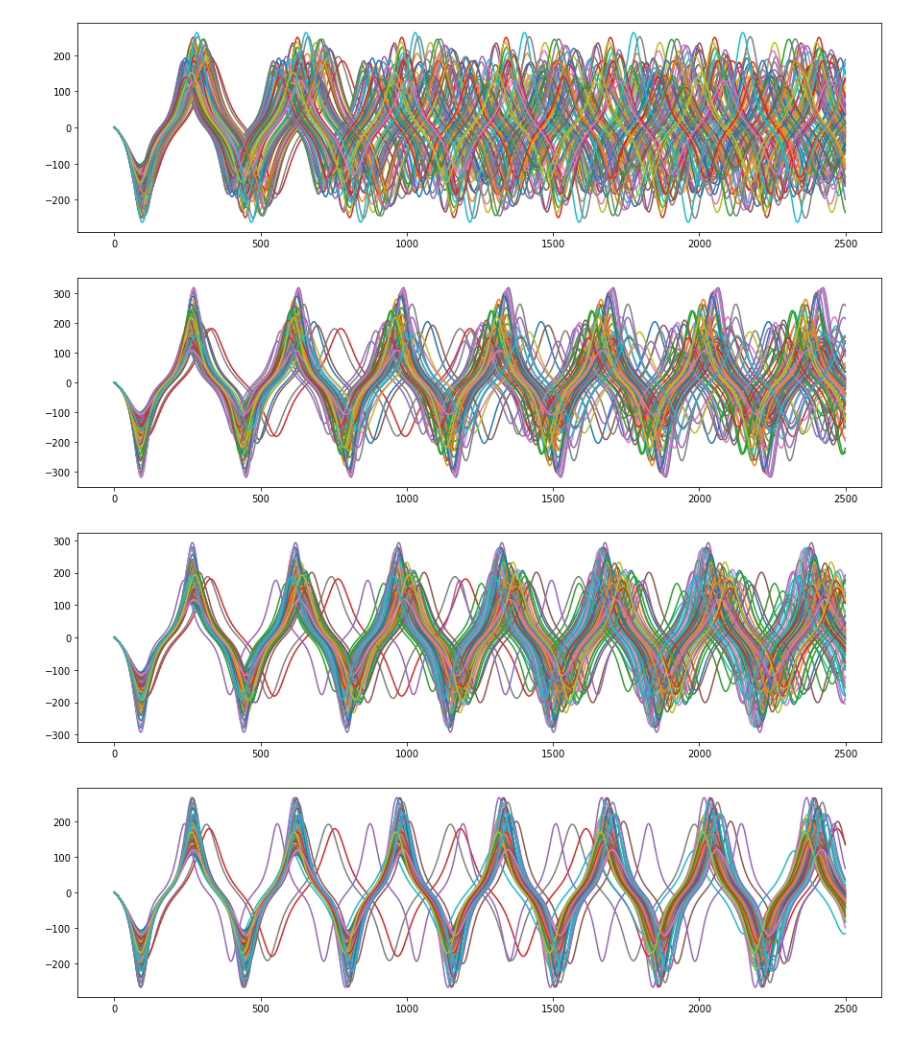
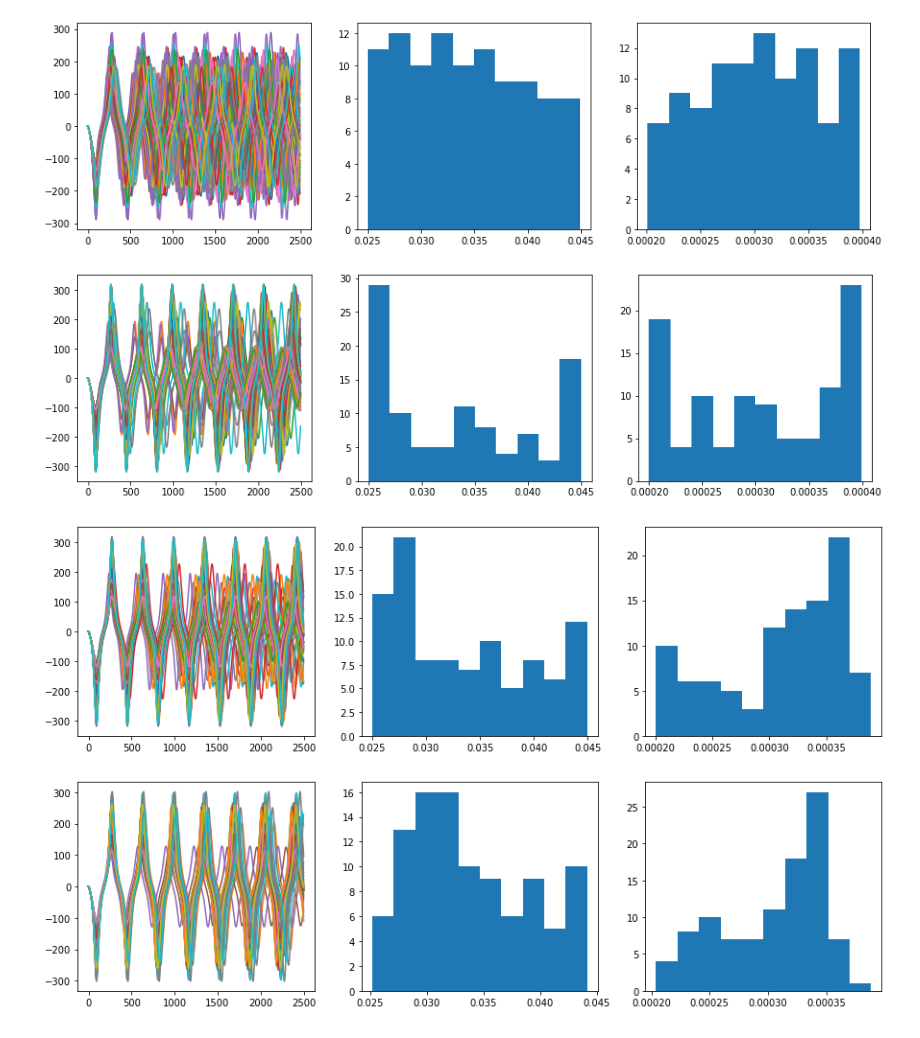
Before and after one commit to equinor/iterative_ensemble_smoother, a Jupyter notebook: docs/source/Oscillator.ipynb, the cells around one changed output. Drawn from its saved outputs; the diff is of its cells as text; code cells hidden in the pictures.

```diff
--- a/docs/source/Oscillator.ipynb
+++ b/docs/source/Oscillator.ipynb
@@ -223,45 +126,46 @@ from ert.analysis import ies
 
 
 def iterative_smoother():
-
+    A_current = np.copy(A)
     iterations = 4
     obs_mask = [True for _ in observation_values]
     ens_mask = [True for _ in range(realizations)]
     module_data = ies.ModuleData(realizations)
     module_config = ies.Config(True)
 
     for i in range(iterations):
-        plot_result(A, response_x_axis, uniform, priors, False)
-        responses_before = forward_model(A, priors, response_x_axis)
+
+        plot_result(A_current, response_x_axis, uniform, priors, True)
+        responses_before = forward_model(A_current, priors, response_x_axis)
         S = responses_before[observation_x_axis]
         noise = np.random.rand(*S.shape)
         E = ies.make_E(observation_errors, noise)
         R = np.identity(len(observation_errors))
         D = ies.make_D(observation_values, E, S)
         D = (D.T / observation_errors).T
         E = (E.T / observation_errors).T
         S = (S.T / observation_errors).T
 
         ies.init_update(module_data, ens_mask, obs_mask)
         iteration_nr = module_data.inc_iteration_nr()
         step_length = module_config.step_length(iteration_nr)
         ies.update_A(
             module_data,
-            A,
+            A_current,
             S,
             R,
             E,
             D,
             use_aa_projection=True,
             step_length=step_length,
         )
 
-    plot_result(A, response_x_axis, uniform, priors, False)
+    plot_result(A_current, response_x_axis, uniform, priors, True)
 
 
 iterative_smoother()
 # %% [output]
-[figure, old version]
+[figure, new version]
-[figure, old version]
+[figure, new version]
-[figure, old version]
+[figure, new version]
-[figure, old version]
+[figure, new version]
```
Also changed, not shown: parts of 4 cells of this notebook, 6 other files.
